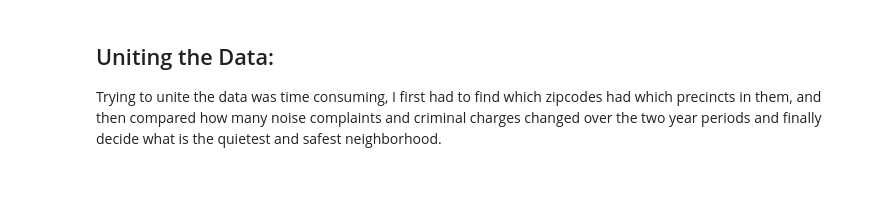
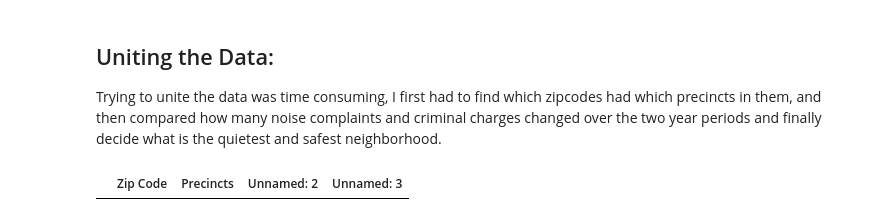
Before and after one commit to WilliamJCole/Final_Project, a Jupyter notebook: IS362 Final Project - Noise & Crime.ipynb, the cells around one changed output. Saved outputs shown, nothing was run; the diff lists cells and outputs as text; code cells hidden in the pictures; blank space fills up the shorter version.

```diff
--- a/IS362 Final Project - Noise & Crime.ipynb
+++ b/IS362 Final Project - Noise & Crime.ipynb
@@ -318,4 +317,6 @@ crimeDiff.plot.bar(fontsize=10,figsize= (50, 10))
 
 Trying to unite the data was time consuming, I first had to find which zipcodes had which precincts in them, and then compared how many noise complaints and criminal charges changed over the two year periods and finally decide what is the quietest and safest neighborhood.
 # %%
-pcntZip = pd.read_csv('https://raw.githubusercontent.com/WilliamJCole/IS362_Final_Project/master/Files/NYPD_Complaint_Data_2015.csv',sep=',')
+pcntZip = pd.read_csv('https://raw.githubusercontent.com/WilliamJCole/IS362_Final_Project/master/Files/pcntzip.csv',sep=',')
+# %% [output]
+|  | Zip Code | Precincts | Unnamed: 2 | Unnamed: 3 |
```
Also changed, not shown: parts of 5 cells of this notebook, 1 other file.
